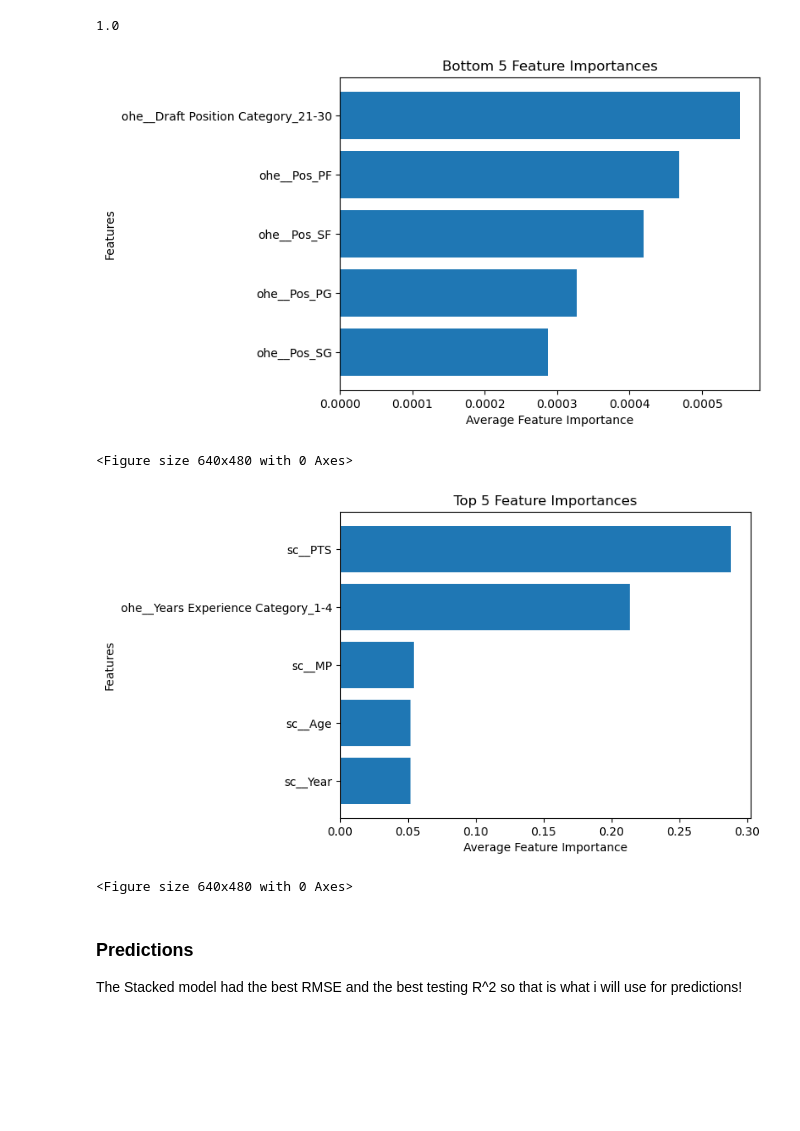
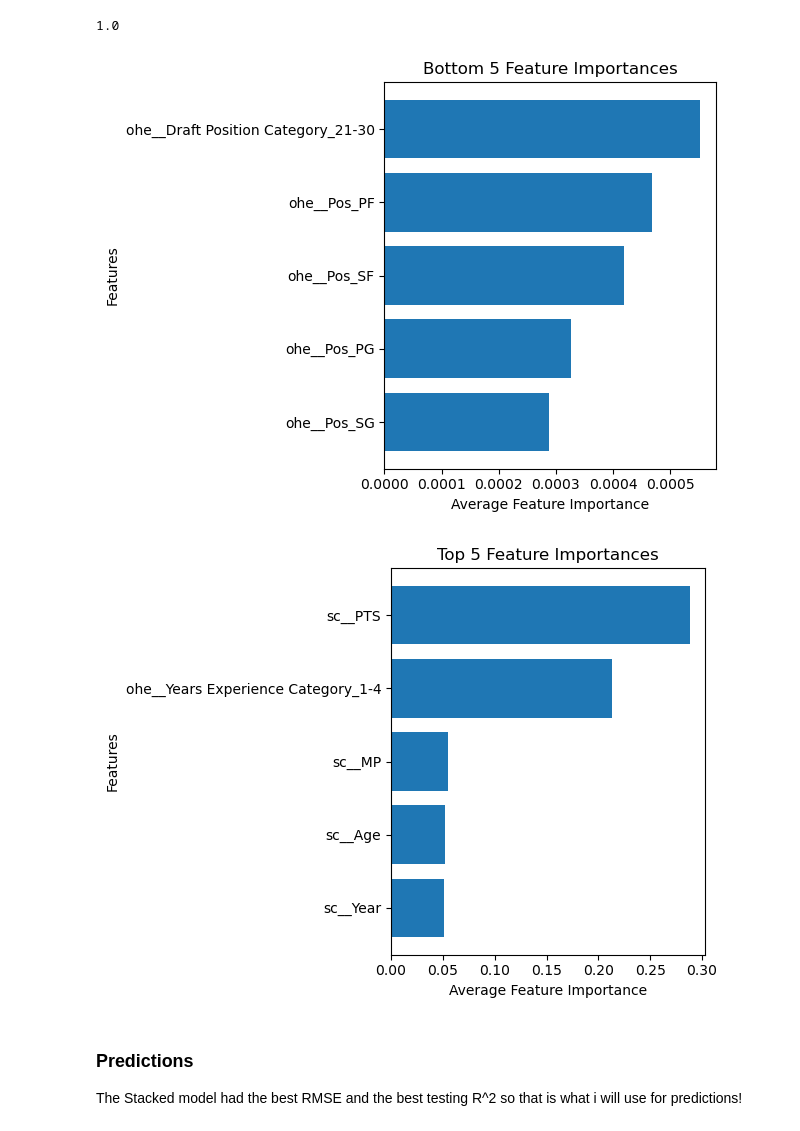
Before and after one commit to mwbiernacki/Basketball-Salary-Predictor, a Jupyter notebook: capstone/code/3)Modeling.ipynb, the cells around one changed output. Cells and saved outputs as stored; diff of their text form; code cells hidden in the pictures; blank space fills up the shorter version.

```diff
--- a/capstone/code/3)Modeling.ipynb
+++ b/capstone/code/3)Modeling.ipynb
@@ -207,23 +207,21 @@ bottom_5 = average_importance_df.head()
 # %%
 plt.barh(bottom_5['Feature'], bottom_5['Average Feature Importance'])
 plt.xlabel('Average Feature Importance')
 plt.ylabel('Features')
 plt.title('Bottom 5 Feature Importances')
-plt.show()
+plt.tight_layout()
 plt.savefig('../figures/bottom_5_features.png')
 # %% [output]
-[figure, old version]
+[figure, new version]
-<Figure size 640x480 with 0 Axes>
 # %%
 plt.barh(top_5['Feature'], top_5['Average Feature Importance'])
 plt.xlabel('Average Feature Importance')
 plt.ylabel('Features')
 plt.title('Top 5 Feature Importances')
-plt.show()
+plt.tight_layout()
 plt.savefig('../figures/top_5_features.png')
 # %% [output]
-[figure, old version]
+[figure, new version]
-<Figure size 640x480 with 0 Axes>
 # %% [markdown]
 ### Predictions
 The Stacked model had the best RMSE and the best testing R^2 so that is what i will use for predictions!
```
Also changed, not shown: parts of 4 cells of this notebook, 33 other files.
